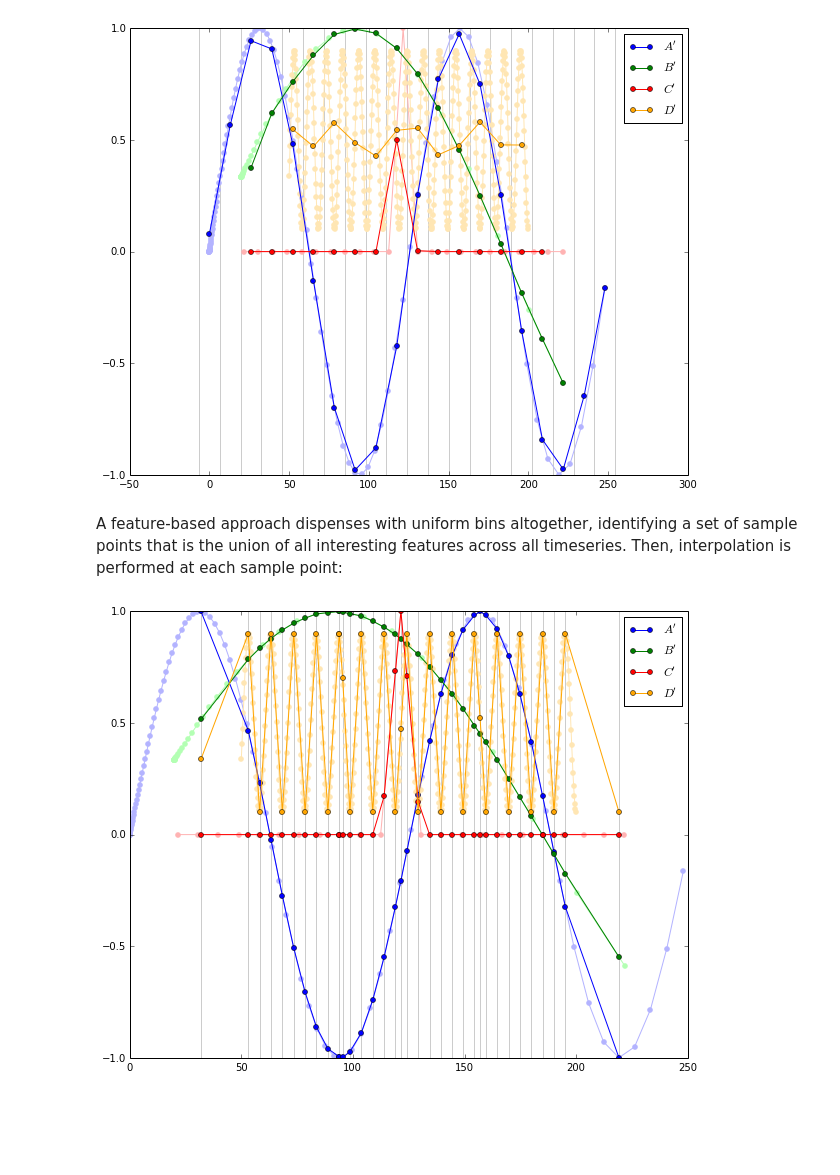
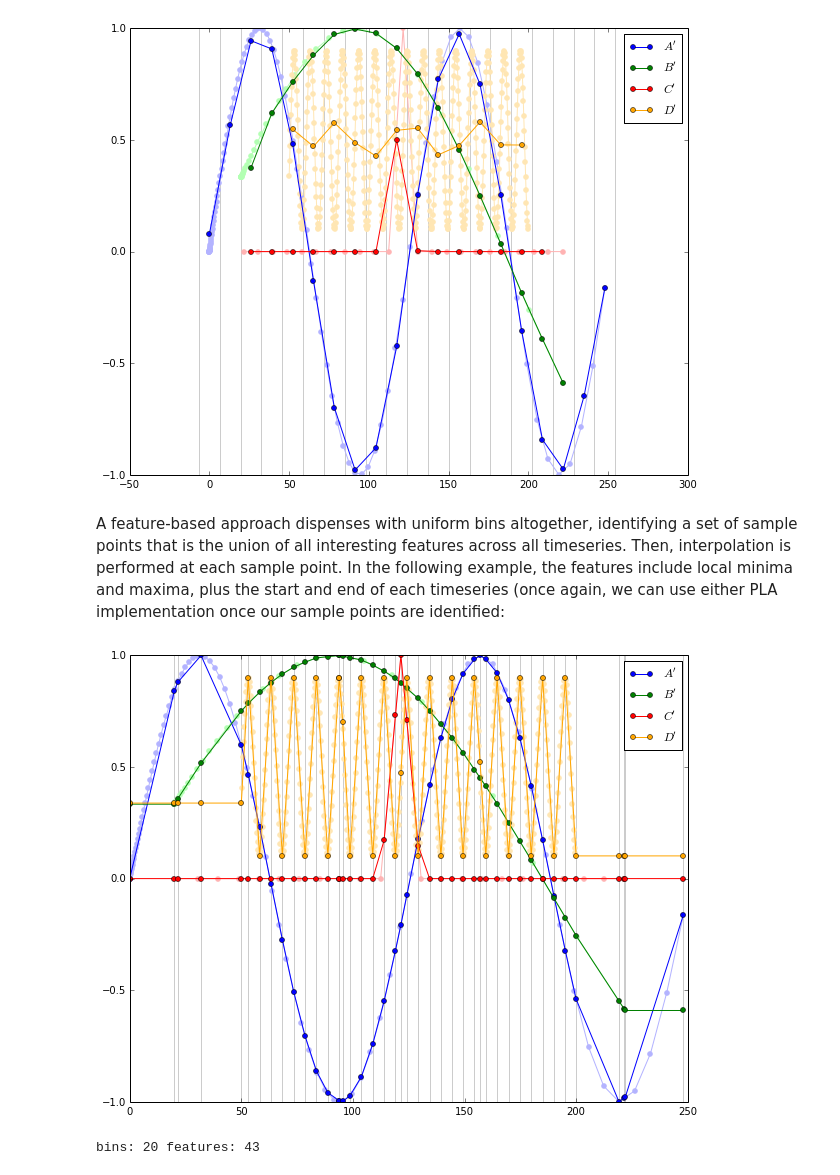
Before and after one commit to sandialabs/slycat, a Jupyter notebook: design/Rebinning.ipynb, the cells around one changed output. Saved outputs shown, nothing was run; the diff lists cells and outputs as text; code cells hidden in the pictures; blank space fills up the shorter version.

```diff
--- a/design/Rebinning.ipynb
+++ b/design/Rebinning.ipynb
@@ -143,27 +143,33 @@ pyplot.gcf().set_size_inches(10, 8)
 # %% [output]
 [figure]
 # %% [markdown]
-A feature-based approach dispenses with uniform bins altogether, identifying a set of sample points that is the union of all interesting features across all timeseries.  Then, interpolation is performed at each sample point:
+A feature-based approach dispenses with uniform bins altogether, identifying a set of sample points that is the union of all interesting features across all timeseries.  Then, interpolation is performed at each sample point.  In the following example, the features include local minima and maxima, plus the start and end of each timeseries (once again, we can use either PLA implementation once our sample points are identified:
 # %%
 import scipy.signal
 def features():
     for times, values in [(a_times, a_values), (b_times, b_values), (c_times, c_values), (d_times, d_values)]:
+        yield times[:1]
+        yield times[-1:]
         yield times[scipy.signal.argrelmin(values)[0].astype("int32")]
         yield times[scipy.signal.argrelmax(values)[0].astype("int32")]
 
-feature_times = numpy.sort(numpy.concatenate(list(features())))
+feature_times = numpy.unique(numpy.concatenate(list(features())))
 
 pyplot.vlines(feature_times, -1, 1, color=light_bin)
 pyplot.plot(a_times, a_values, "-o", color=light_a, markeredgecolor=light_a)
 pyplot.plot(b_times, b_values, "-o", color=light_b, markeredgecolor=light_b)
 pyplot.plot(c_times, c_values, "-o", color=light_c, markeredgecolor=light_c)
 pyplot.plot(d_times, d_values, "-o", color=light_d, markeredgecolor=light_d)
 
 pyplot.plot(feature_times, numpy.interp(feature_times, a_times, a_values), "-o", color=dark_a, label="$A'$")
 pyplot.plot(feature_times, numpy.interp(feature_times, b_times, b_values), "-o", color=dark_b, label="$B'$")
 pyplot.plot(feature_times, numpy.interp(feature_times, c_times, c_values), "-o", color=dark_c, label="$C'$")
 pyplot.plot(feature_times, numpy.interp(feature_times, d_times, d_values), "-o", color=dark_d, label="$D'$")
 pyplot.legend(loc="best")
 pyplot.gcf().set_size_inches(10, 8)
 # %% [output]
-[figure, old version]
+[figure, new version]
+# %%
+print "bins:", len(bin_times), "features:", len(feature_times)
+# %% [output]
+bins: 20 features: 43
```
